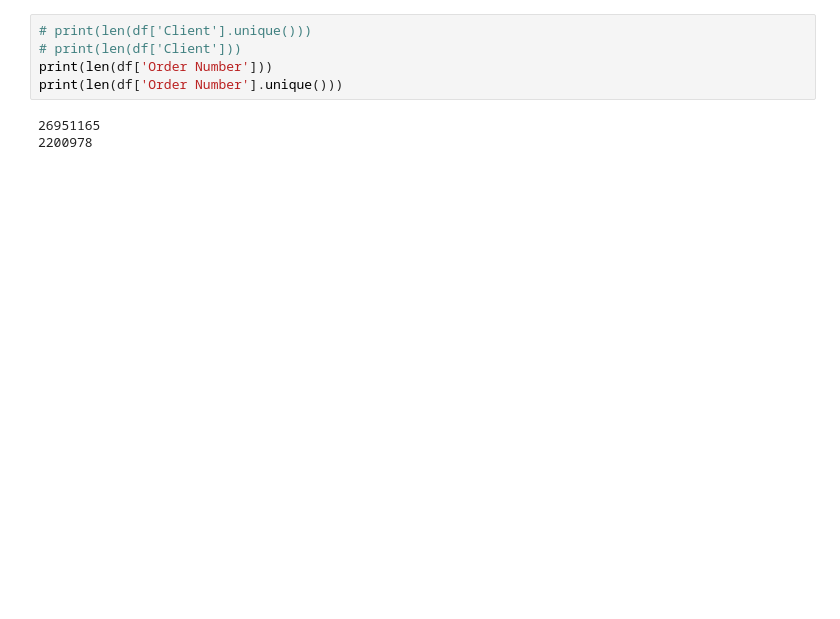
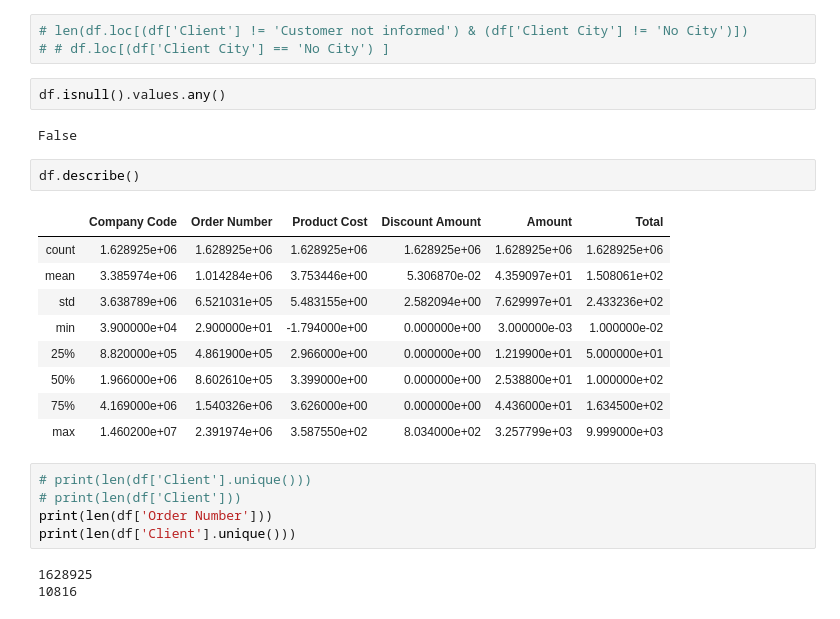
Before and after one commit to sarthak7295/recommender-system-customer-segmentation, a Jupyter notebook: Code_ver1.ipynb, the cells around one changed output. Saved outputs shown, nothing was run; the diff lists cells and outputs as text; blank space fills up the shorter version.

```diff
--- a/Code_ver1.ipynb
+++ b/Code_ver1.ipynb
@@ -24,8 +58,27 @@ df.head()
+# %%
+# len(df.loc[(df['Client'] != 'Customer not informed') & (df['Client City'] != 'No City')])
+# # df.loc[(df['Client City'] == 'No City') ]
+# %%
+df.isnull().values.any()
+# %% [output]
+False
+# %%
+df.describe()
+# %% [output]
+|  | Company Code | Order Number | Product Cost | Discount Amount | Amount | Total |
+| count | 1.628925e+06 | 1.628925e+06 | 1.628925e+06 | 1.628925e+06 | 1.628925e+06 | 1.628925e+06 |
+| mean | 3.385974e+06 | 1.014284e+06 | 3.753446e+00 | 5.306870e-02 | 4.359097e+01 | 1.508061e+02 |
+| std | 3.638789e+06 | 6.521031e+05 | 5.483155e+00 | 2.582094e+00 | 7.629997e+01 | 2.433236e+02 |
+| min | 3.900000e+04 | 2.900000e+01 | -1.794000e+00 | 0.000000e+00 | 3.000000e-03 | 1.000000e-02 |
+| 25% | 8.820000e+05 | 4.861900e+05 | 2.966000e+00 | 0.000000e+00 | 1.219900e+01 | 5.000000e+01 |
+| 50% | 1.966000e+06 | 8.602610e+05 | 3.399000e+00 | 0.000000e+00 | 2.538800e+01 | 1.000000e+02 |
+| 75% | 4.169000e+06 | 1.540326e+06 | 3.626000e+00 | 0.000000e+00 | 4.436000e+01 | 1.634500e+02 |
+| max | 1.460200e+07 | 2.391974e+06 | 3.587550e+02 | 8.034000e+02 | 3.257799e+03 | 9.999000e+03 |
 # %%
 # print(len(df['Client'].unique()))
 # print(len(df['Client']))
 print(len(df['Order Number']))
-print(len(df['Order Number'].unique()))
+print(len(df['Client'].unique()))
 # %% [output]
-26951165
-2200978
+1628925
+10816
```
Also changed, not shown: parts of 24 cells of this notebook, 12 other files.
